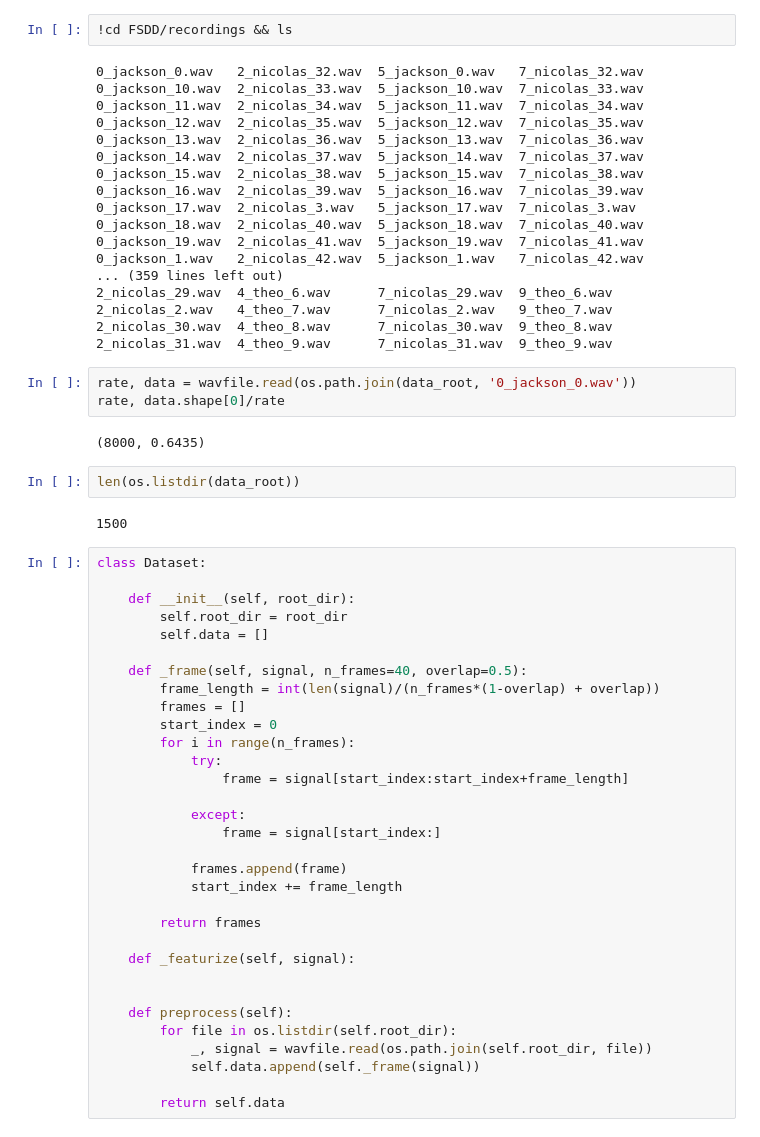
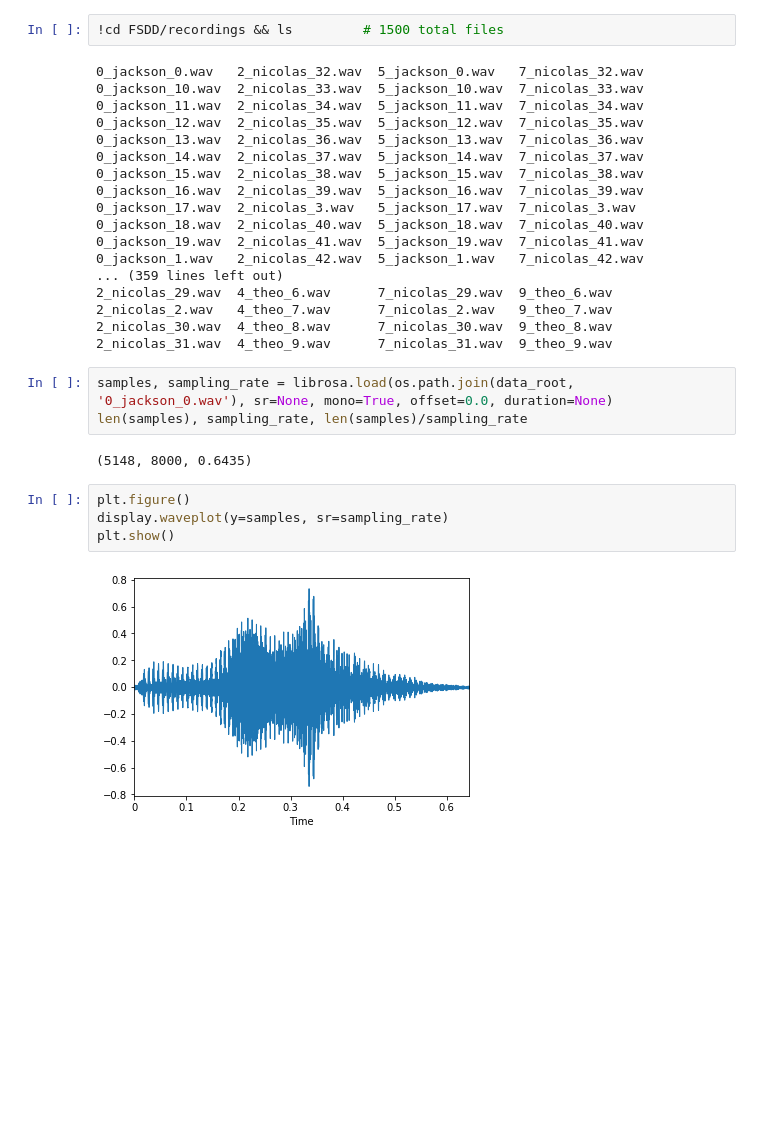
Before and after one commit to NeelayS/speech_spike_signatures, a Jupyter notebook: process_data.ipynb, the cells around one changed output. Drawn from its saved outputs; the diff is of its cells as text; blank space fills up the shorter version.

```diff
--- a/process_data.ipynb
+++ b/process_data.ipynb
@@ -31,5 +42,5 @@ import librosa
 # %%
-!cd FSDD/recordings && ls
+!cd FSDD/recordings && ls         # 1500 total files
 # %% [output]
 0_jackson_0.wav   2_nicolas_32.wav  5_jackson_0.wav   7_nicolas_32.wav
 0_jackson_10.wav  2_nicolas_33.wav  5_jackson_10.wav  7_nicolas_33.wav
@@ -48,44 +59,14 @@ import librosa
 2_nicolas_2.wav   4_theo_7.wav      7_nicolas_2.wav   9_theo_7.wav
 2_nicolas_30.wav  4_theo_8.wav      7_nicolas_30.wav  9_theo_8.wav
 2_nicolas_31.wav  4_theo_9.wav      7_nicolas_31.wav  9_theo_9.wav
-# %%
-rate, data = wavfile.read(os.path.join(data_root, '0_jackson_0.wav'))
-rate, data.shape[0]/rate
-# %% [output]
-(8000, 0.6435)
-# %%
-len(os.listdir(data_root))
-# %% [output]
-1500
-# %%
-class Dataset:
-
-    def __init__(self, root_dir):
-        self.root_dir = root_dir
-        self.data = []
-
-    def _frame(self, signal, n_frames=40, overlap=0.5):
-        frame_length = int(len(signal)/(n_frames*(1-overlap) + overlap))
-        frames = []
-        start_index = 0
-        for i in range(n_frames):
-            try:
-                frame = signal[start_index:start_index+frame_length]
-
-            except:
-                frame = signal[start_index:]
-
-            frames.append(frame)
-            start_index += frame_length
-
-        return frames
-
-    def _featurize(self, signal):
-
-
-    def preprocess(self):
-        for file in os.listdir(self.root_dir):
-            _, signal = wavfile.read(os.path.join(self.root_dir, file))
-            self.data.append(self._frame(signal))
-
-        return self.data
+# %%
+samples, sampling_rate = librosa.load(os.path.join(data_root, '0_jackson_0.wav'), sr=None, mono=True, offset=0.0, duration=None)
+len(samples), sampling_rate, len(samples)/sampling_rate
+# %% [output]
+(5148, 8000, 0.6435)
+# %%
+plt.figure()
+display.waveplot(y=samples, sr=sampling_rate)
+plt.show()
+# %% [output]
+[figure, added]
```
Also changed, not shown: parts of 13 cells of this notebook.
